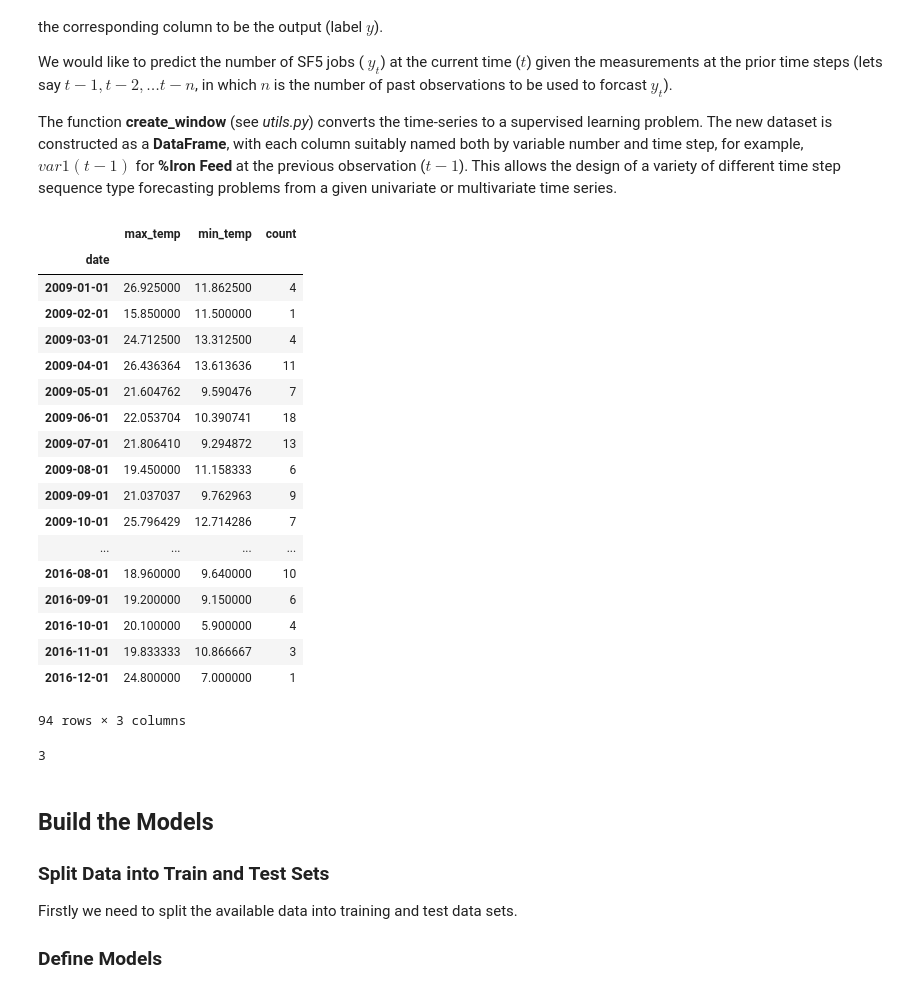
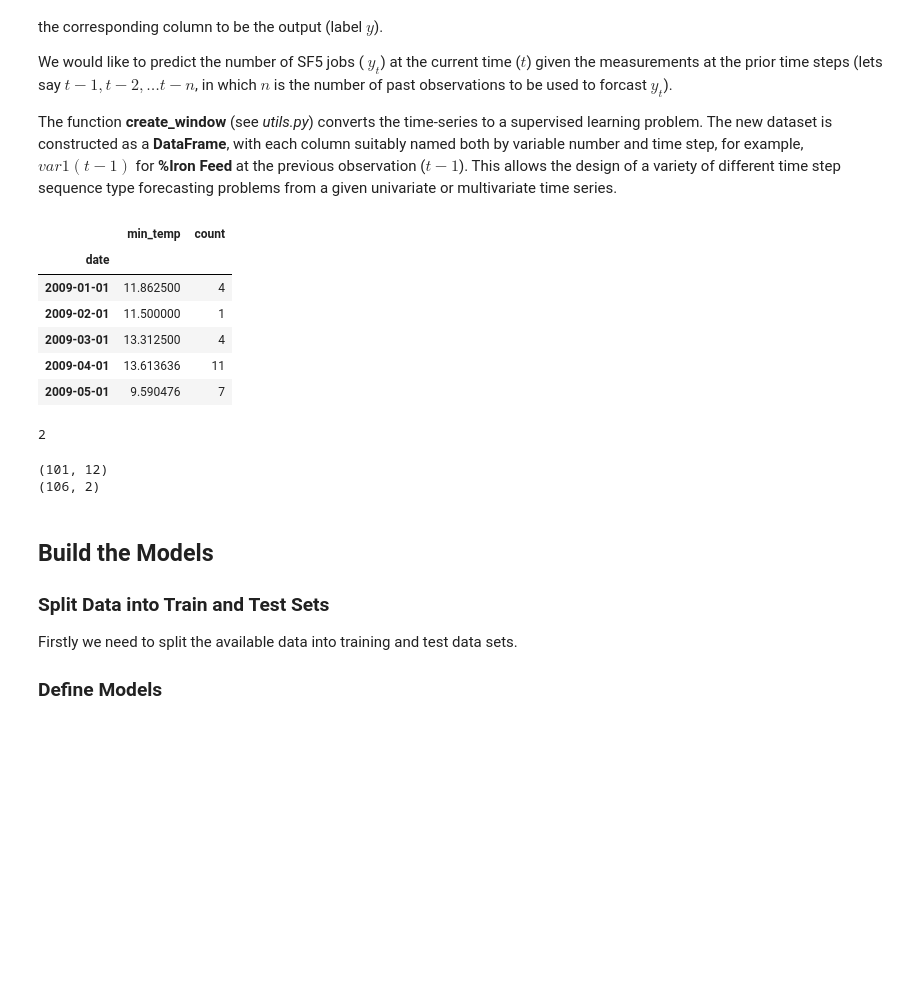
Before and after one commit to ATCOGas/VV_Forecasting, a Jupyter notebook: notebooks/Analysis_JobTypes-GRU,LSTM.ipynb, the cells around one changed output. Saved outputs shown, nothing was run; the diff lists cells and outputs as text; code cells hidden in the pictures; blank space fills up the shorter version.

```diff
--- a/notebooks/Analysis_JobTypes-GRU,LSTM.ipynb
+++ b/notebooks/Analysis_JobTypes-GRU,LSTM.ipynb
@@ -126,7 +126,7 @@ pivot_weather = pd.pivot_table(df,
                                    #'evapo_trans_0000_2400',
                                    #'rain_0900_0900',
                                    #'pan_evap_0900_0900',
-                                   'max_temp',
+                                   #'max_temp',
                                    'min_temp'
                                    #'max_rel_humidity',
                                    #'min_rel_humidity',
@@ -206,54 +206,44 @@ The function **create_window** (see _utils.py_) converts the time-series to a su
 # %%
 # Set network for analysis
 network = 'AL'
 
 pivot_jobcount = pivot_jobcount.loc[pivot_jobcount['network'] == network]
 pivot_weather = pivot_weather.loc[pivot_weather['network'] == network]
 
 dataset = pd.merge(pivot_weather, pivot_jobcount, left_on=['date','network'],
                        right_on=['date','network'], how='left')
 
+# dataset = pivot_jobcount # uncomment this line  to run analysis without weather data
+
 # move count to last column as prediction variable
 dataset['count'] = dataset['job_type']
 
 # copy dates for backfilling into output
 dates = pd.DataFrame()
 dates['date'] = dataset['date']
-dates = dates[:-12]
+#dates = dates[:-12]
 dates.reset_index()
 
 # Drop string columns
 #dataset = dataset.drop(['date', 'network', 'job_type'], axis=1)
 dataset = dataset.drop(['network', 'job_type'], axis=1)
 dataset = dataset.set_index('date')
-dataset = dataset[:-12] # drop last year worth of data for testing of predictions
+#dataset = dataset[:-12] # drop last year worth of data for testing of predictions
 dataset.to_csv('../data/weather_predictions.csv')
 
-dataset
+dataset.head()
 # %% [output]
-|  | max_temp | min_temp | count |
-| date |  |  |  |
-| 2009-01-01 | 26.925000 | 11.862500 | 4 |
-| 2009-02-01 | 15.850000 | 11.500000 | 1 |
-| 2009-03-01 | 24.712500 | 13.312500 | 4 |
-| 2009-04-01 | 26.436364 | 13.613636 | 11 |
-| 2009-05-01 | 21.604762 | 9.590476 | 7 |
-| 2009-06-01 | 22.053704 | 10.390741 | 18 |
-| 2009-07-01 | 21.806410 | 9.294872 | 13 |
-| 2009-08-01 | 19.450000 | 11.158333 | 6 |
-| 2009-09-01 | 21.037037 | 9.762963 | 9 |
-| 2009-10-01 | 25.796429 | 12.714286 | 7 |
-| ... | ... | ... | ... |
-| 2016-08-01 | 18.960000 | 9.640000 | 10 |
-| 2016-09-01 | 19.200000 | 9.150000 | 6 |
-| 2016-10-01 | 20.100000 | 5.900000 | 4 |
-| 2016-11-01 | 19.833333 | 10.866667 | 3 |
-| 2016-12-01 | 24.800000 | 7.000000 | 1 |
+|  | min_temp | count |
+| date |  |  |
+| 2009-01-01 | 11.862500 | 4 |
+| 2009-02-01 | 11.500000 | 1 |
+| 2009-03-01 | 13.312500 | 4 |
+| 2009-04-01 | 13.613636 | 11 |
+| 2009-05-01 | 9.590476 | 7 |
-94 rows × 3 columns
 # %%
 print (dataset.shape[1])
 # %% [output]
-3
+2
 # %%
 # Scikit learn libraries
 from sklearn.preprocessing import MinMaxScaler #Allows normalisation
@@ -266,14 +256,19 @@ scaler = MinMaxScaler(feature_range=(0, 1))
 scaled = scaler.fit_transform(values)
 
 # Specify the number of lag
-n_in = 5
-n_features = dataset.shape[1]
+n_in = 5 # window size
+n_features = dataset.shape[1] # number of features
+n_out = 1 #2 # number of predictions in output
 
 # Transform the time-series to a supervised learning problem representation
-reframed = create_window(scaled, n_in = n_in, n_out = 1, drop_nan = True)
+reframed = create_window(scaled, n_in = n_in, n_out = n_out, drop_nan = True)
 
 # Summarise the new frames (reframes)
-#print(reframed.head(1))
+print(reframed.shape)
+print(scaled.shape)
+# %% [output]
+(101, 12)
+(106, 2)
 # %% [markdown]
 <a id='models'></a>
 ## Build the Models
```
Also changed, not shown: parts of 10 cells of this notebook, 10 other files.
